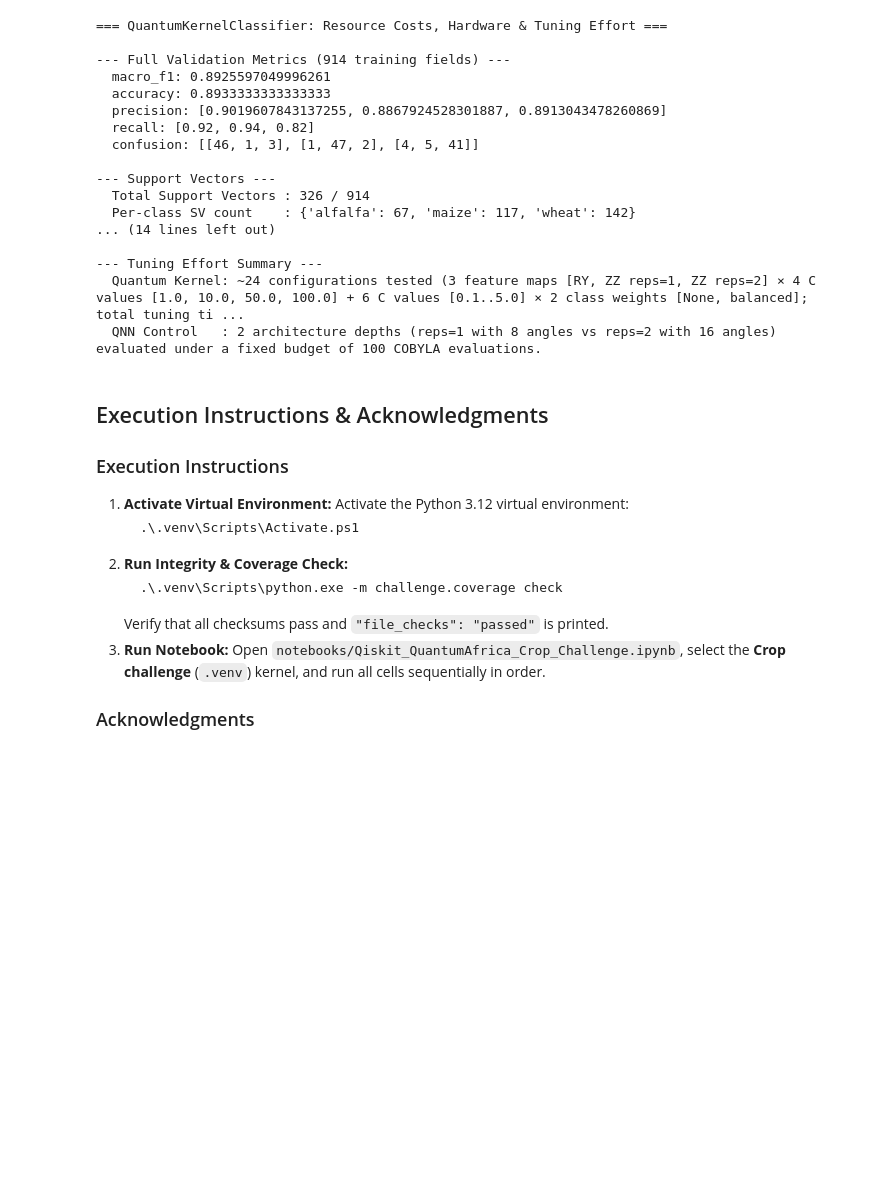
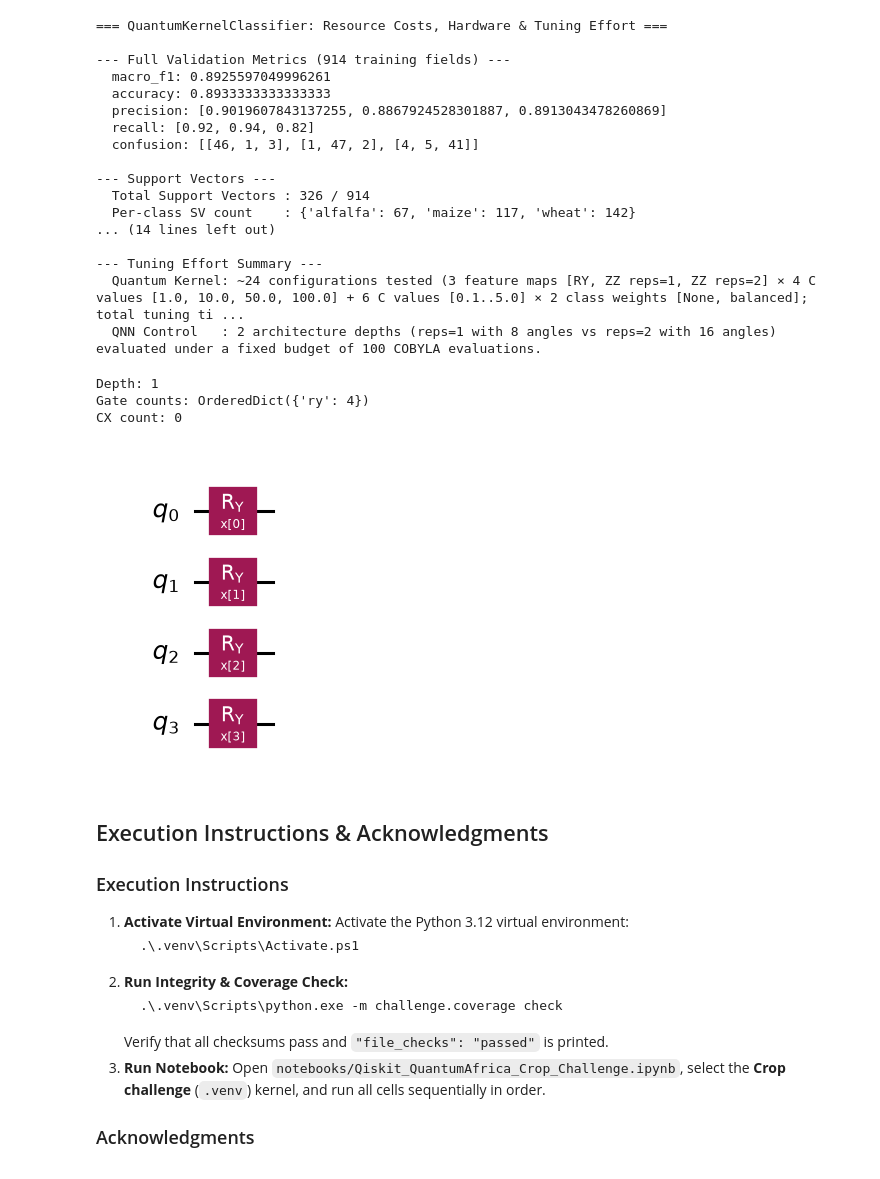
Before and after one commit to ahmedsaib/quanto, a Jupyter notebook: notebooks/Qiskit_QuantumAfrica_Crop_Challenge.ipynb, the cells around one changed output. Cells and saved outputs as stored; diff of their text form; code cells hidden in the pictures; blank space fills up the shorter version.

Commit message:
Add RY quantum kernel circuit visualization and gate metrics

```diff
--- a/notebooks/Qiskit_QuantumAfrica_Crop_Challenge.ipynb
+++ b/notebooks/Qiskit_QuantumAfrica_Crop_Challenge.ipynb
@@ -591,6 +591,33 @@ print("  QNN Control   : 2 architecture depths (reps=1 with 8 angles vs reps=2 w
 --- Tuning Effort Summary ---
   Quantum Kernel: ~24 configurations tested (3 feature maps [RY, ZZ reps=1, ZZ reps=2] × 4 C values [1.0, 10.0, 50.0, 100.0] + 6 C values [0.1..5.0] × 2 class weights [None, balanced]; total tuning ti ...
   QNN Control   : 2 architecture depths (reps=1 with 8 angles vs reps=2 with 16 angles) evaluated under a fixed budget of 100 COBYLA evaluations.
+# %%
+import numpy as np
+from qiskit import QuantumCircuit
+from qiskit.circuit import ParameterVector
+
+
+def quantum_kernel_ry_circuit(num_qubits: int = 4) -> QuantumCircuit:
+    """4-qubit RY quantum kernel feature map: depth 1, 0 CX gates, 0 trainable params."""
+    x = ParameterVector("x", num_qubits)
+    qc = QuantumCircuit(num_qubits)
+
+    for q in range(num_qubits):
+        qc.ry(x[q], q)
+
+    return qc
+
+
+qc = quantum_kernel_ry_circuit(4)
+print("Depth:", qc.depth())
+print("Gate counts:", qc.count_ops())
+print("CX count:", qc.count_ops().get("cx", 0))
+qc.draw("mpl")
+# %% [output]
+Depth: 1
+Gate counts: OrderedDict({'ry': 4})
+CX count: 0
+[figure, added]
 # %% [markdown]
 ## Execution Instructions & Acknowledgments
 
```
